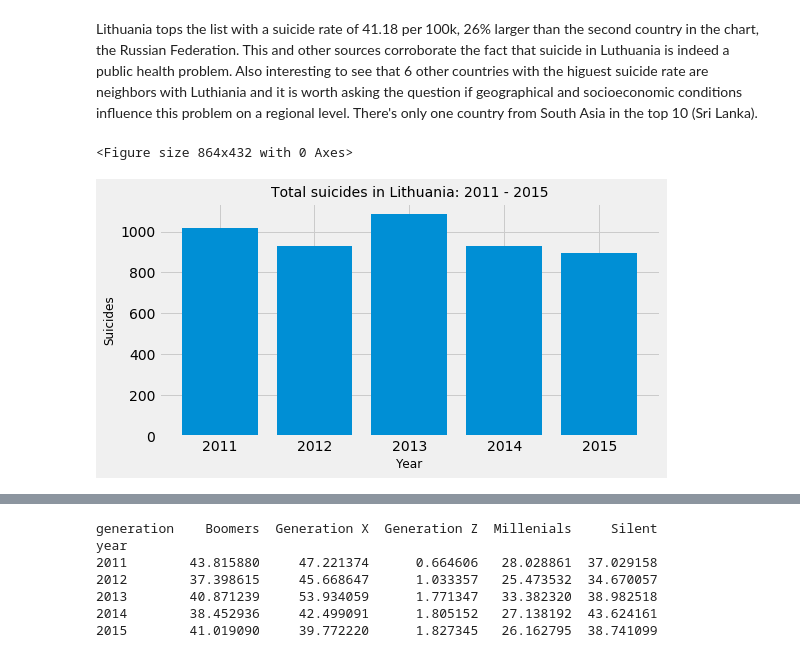
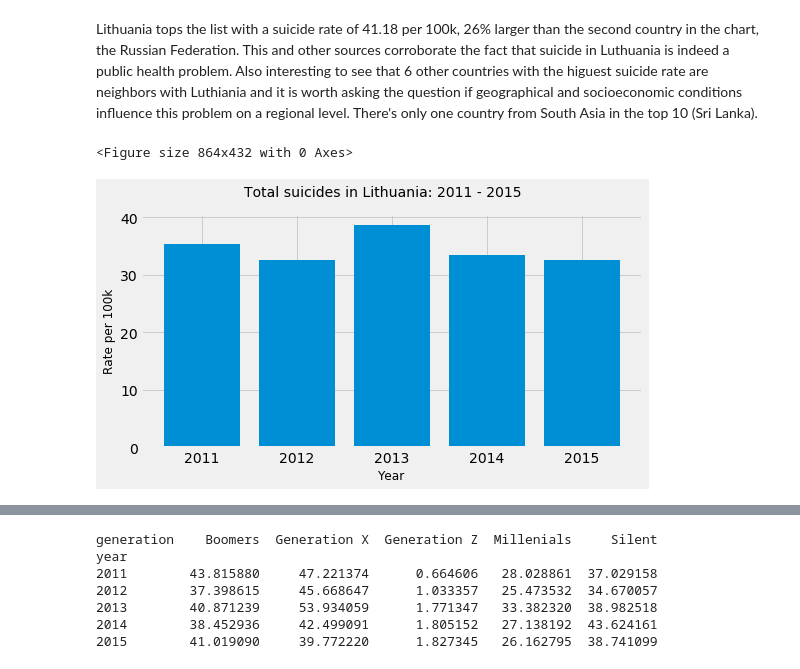
Before and after one commit to carandu/suicide_topics, a Jupyter notebook: suicide_topics.ipynb, the cells around one changed output, grey strips where cells are left out. Cells and saved outputs as stored; diff of their text form; code cells hidden in the pictures.

Commit message:
added stories and removed last graphic

```diff
--- a/suicide_topics.ipynb
+++ b/suicide_topics.ipynb
@@ -98,21 +98,18 @@ Lithuania tops the list with a suicide rate of 41.18 per 100k, 26% larger than t
 #Let's examine the story of the top country in the list more closely by filtering Lithuania for just 5 years:
 lithuania = df[(df['country'].isin(['Lithuania']))&(df['year'] >= 2011) & (df['year'] < 2016)]
 lithuania_year = lithuania.groupby(['year']).agg({'suicides_no':sum, 'population':sum})
-lithuania_gen = lithuania.groupby(['year','generation']).agg({'suicides_no':sum, 'population':sum}).unstack(level=-1)
-#lithuania['average'] = lithuania['suicides_no'] / lithuania['population'] * 100000
-#lithuania_gen.head(30)
-#print(lithuania_generation.index)
+lithuania_year['rate'] = lithuania_year['suicides_no'] / lithuania_year['population'] * 100000
 # %%
 x = lithuania_year.index
-y = lithuania_year['suicides_no']
+y = lithuania_year['rate']
 fig = plt.figure(figsize=(12, 6))
 plt.style.use('fivethirtyeight')
 fig, ax = plt.subplots(figsize=(8,4))
 plt.bar(x, y, label='lithuania')
-plt.ylabel('Suicides', fontsize = 12)
+plt.ylabel('Rate per 100k', fontsize = 12)
 plt.xlabel('Year', fontsize = 12)
-plt.title('Total suicides in Lithuania: 2011 - 2015', fontsize = 14)
+plt.suptitle('Total suicides in Lithuania: 2011 - 2015', fontsize = 14)
 plt.show()
 # %% [output]
 <Figure size 864x432 with 0 Axes>
-[figure, old version]
+[figure, new version]
```
Also changed, not shown: parts of 11 cells of this notebook.
